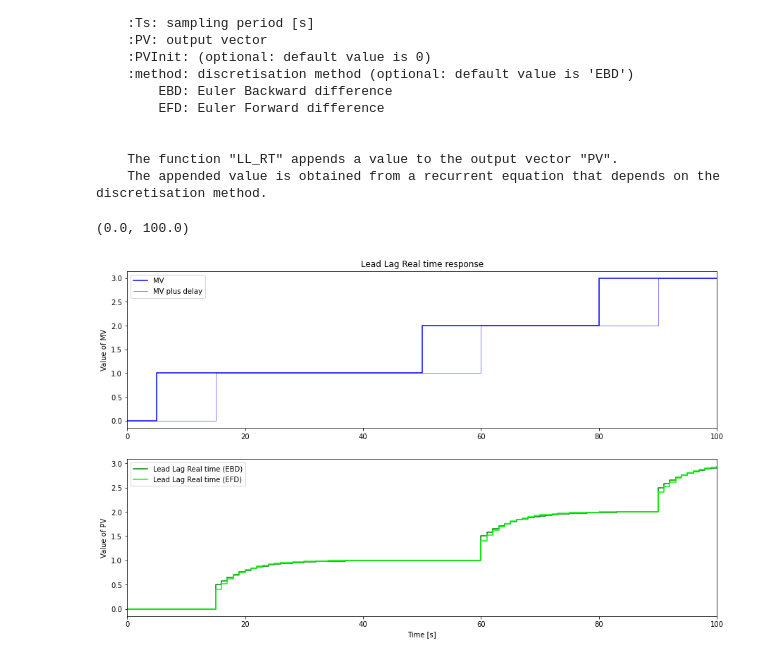
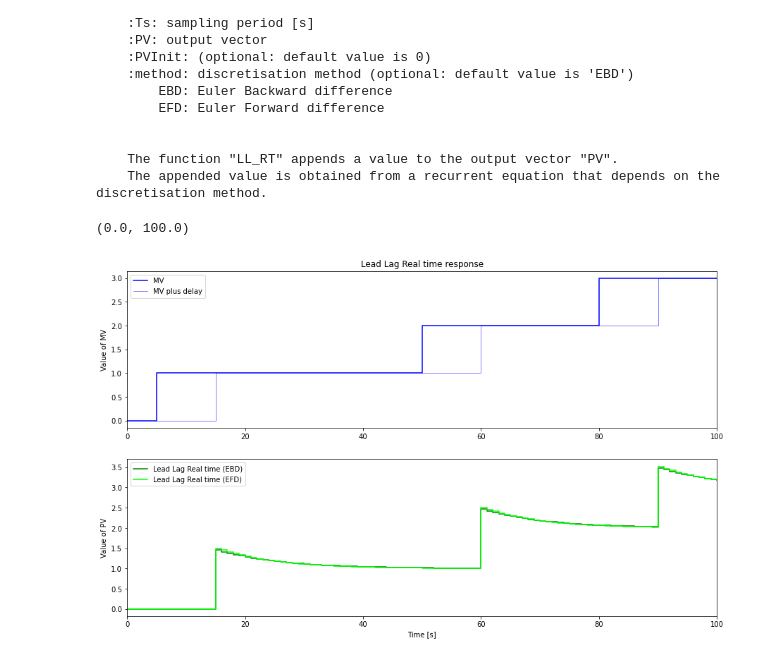
Before and after one commit to LeTouristeDeLECAM/Control-Theory-Laboratory, a Jupyter notebook: control_theory_software/Control_theory_software/package_LAB.ipynb, the cells around one changed output. Saved outputs shown, nothing was run; the diff lists cells and outputs as text; code cells hidden in the pictures.

```diff
--- a/control_theory_software/Control_theory_software/package_LAB.ipynb
+++ b/control_theory_software/Control_theory_software/package_LAB.ipynb
@@ -53,8 +53,8 @@ PV_TRAP = []
 
 # Parameters
 Kp = 1
-Tlag = 5
-Tlead=2
+Tlag = 10
+Tlead=15
 theta = 10
 
 for i in range(0,N):
@@ -62,31 +62,31 @@ for i in range(0,N):
     SelectPath_RT(MVPath,t,MV)
     Delay_RT(MV,theta,Ts,MVDelay)
     LL_RT(MVDelay,Kp,Tlead,Tlag,Ts,PV_EBD)
     LL_RT(MVDelay,Kp,Tlead,Tlag,Ts,PV_EFD,0,'EFD')
 
     try :
         LL_RT(MVDelay,Kp,Tlead,Tlag,Ts,PV_TRAP,0,'TRAP')
     except:
         print ("Trapez is not implemented")
 
 plt.figure(figsize = (15,9))
 
 plt.subplot(2,1,1)
 plt.step(t,MV,'b-',label='MV',where='post')
 plt.step(t,MVDelay,'b-',linewidth=0.5,label='MV plus delay',where='post')
 plt.ylabel('Value of MV')
 plt.title('Lead Lag Real time response')
 plt.legend(loc='best')
 plt.xlim([0, TSim])
 
 plt.subplot(2,1,2)
 plt.step(t,PV_EBD,'g-',label='Lead Lag Real time (EBD)',where='post')
 plt.step(t,PV_EFD,'lime',label='Lead Lag Real time (EFD)',where='post')
 #plt.step(t,PV_TRAP,'springgreen',label='First order response plus delay (TRAP)',where='post')
 plt.ylabel('Value of PV')
 plt.xlabel('Time [s]')
 plt.legend(loc='best')
 plt.xlim([0, TSim])
 # %% [output]
 (0.0, 100.0)
-[figure, old version]
+[figure, new version]
```
Also changed, not shown: parts of 12 cells of this notebook, 14 other files.
